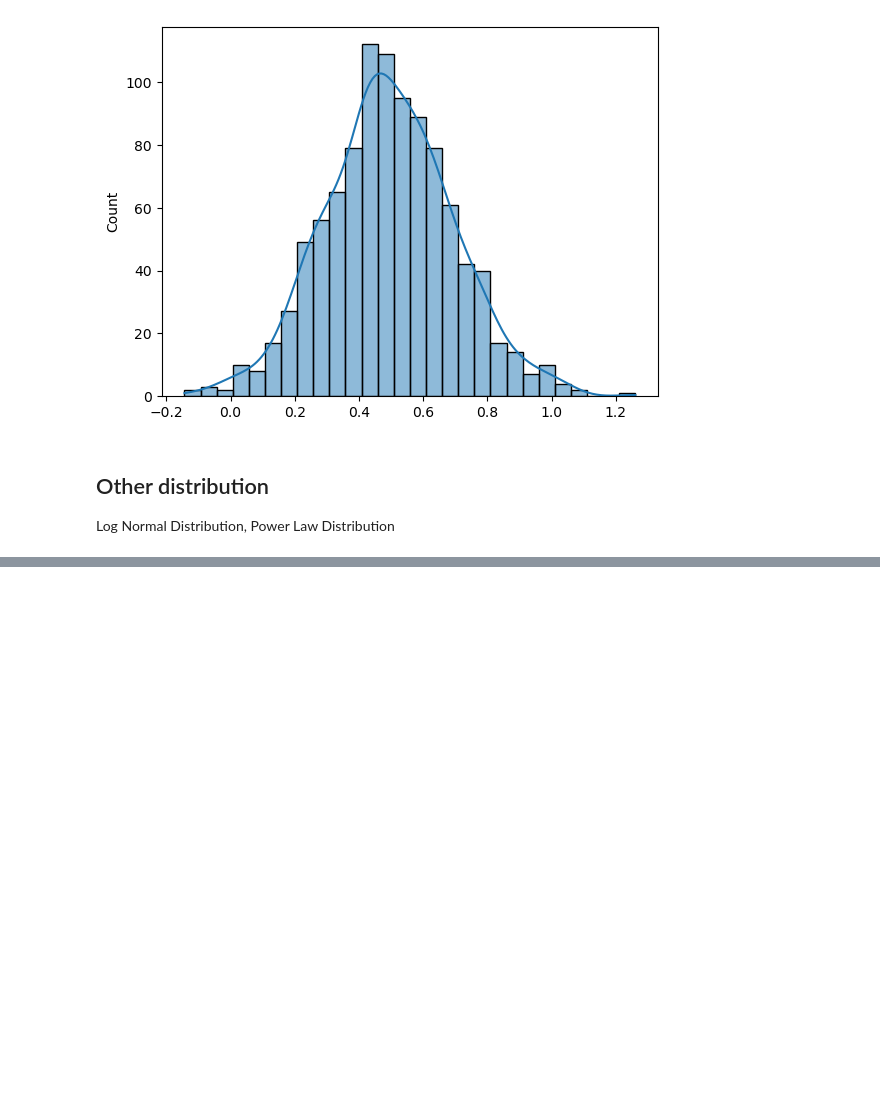
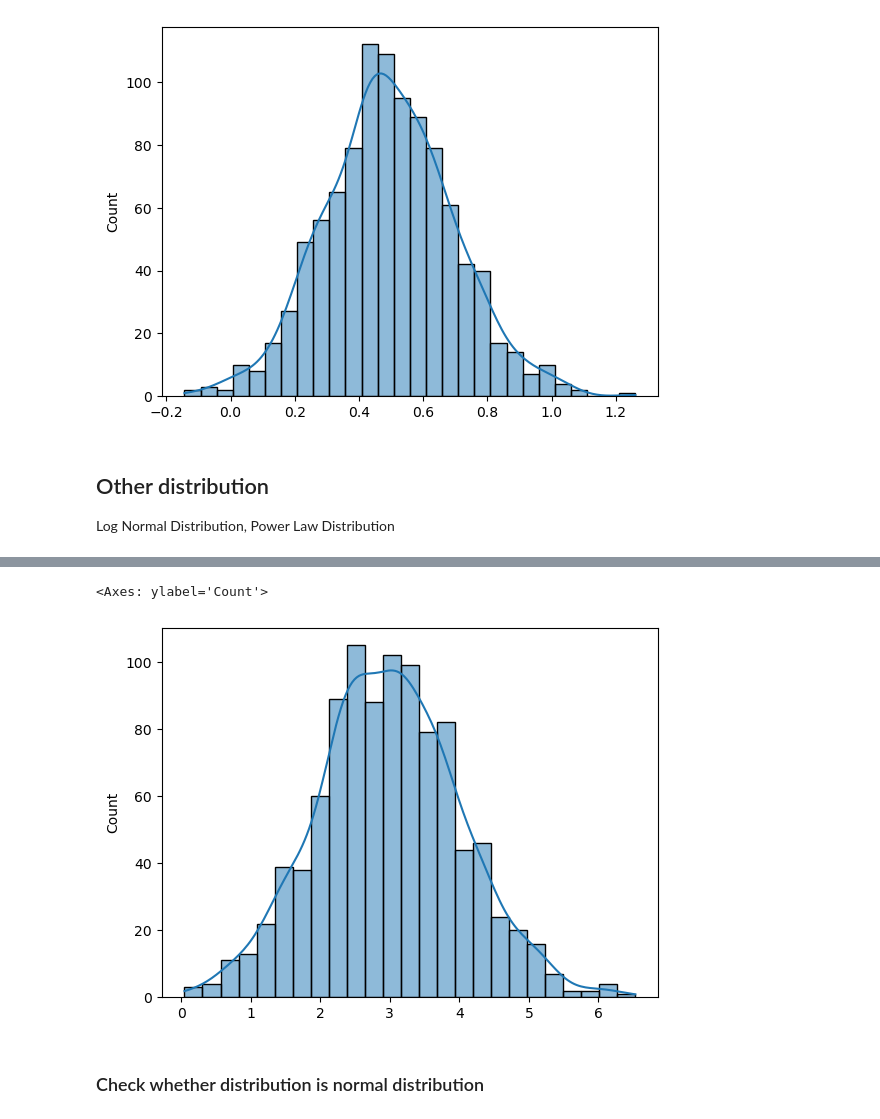
Before and after one commit to GarimaPaudel/Machine-Learning, a Jupyter notebook: Statistics.ipynb, the cells around one changed output, grey strips where cells are left out. Drawn from its saved outputs; the diff is of its cells as text; code cells hidden in the pictures; blank space fills up the shorter version.

```diff
--- a/Statistics.ipynb
+++ b/Statistics.ipynb
@@ -188,0 +189,7 @@ sns.histplot(s, kde= True)
+# %%
+sns.histplot(np.log(s), kde=True)  #converting log normal to normal distribution
+# %% [output]
+<Axes: ylabel='Count'>
+[figure, added]
+# %% [markdown]
+### Check whether distribution is normal distribution
```
Also changed, not shown: parts of 15 cells of this notebook.
